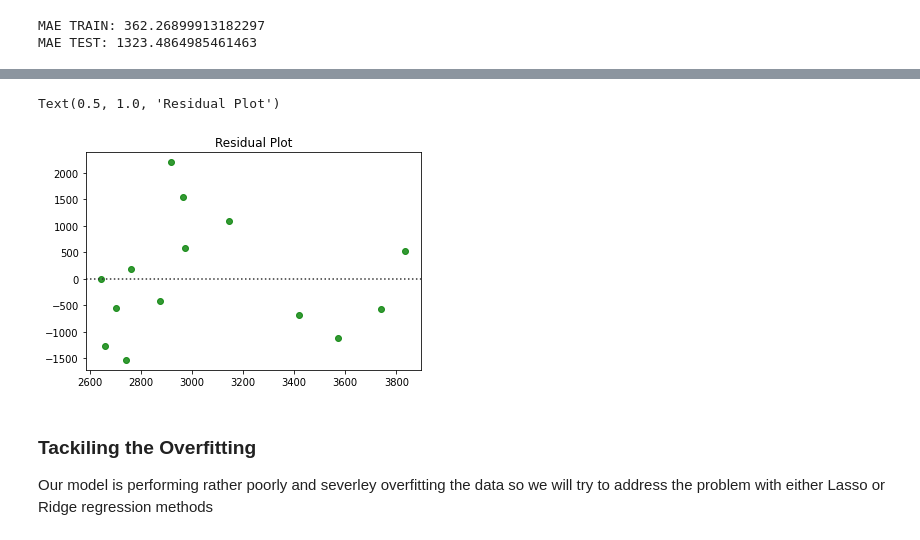
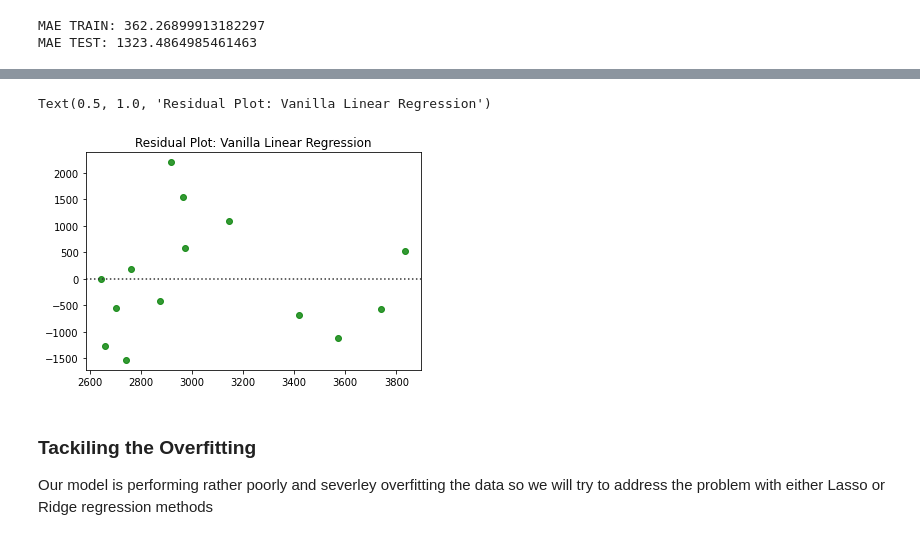
Before and after one commit to jeremysilva1098/mobility_covid, a Jupyter notebook: Covid_Mobility_Modeling-CA.ipynb, the cells around one changed output, grey strips where cells are left out. Drawn from its saved outputs; the diff is of its cells as text; code cells hidden in the pictures.

```diff
--- a/Covid_Mobility_Modeling-CA.ipynb
+++ b/Covid_Mobility_Modeling-CA.ipynb
@@ -137,9 +162,9 @@ sns.lineplot(data= df)
 # %%
 sns.residplot(y_pred_test, y_test, color="g")
-plt.title('Residual Plot')
+plt.title('Residual Plot: Vanilla Linear Regression')
 # %% [output]
-Text(0.5, 1.0, 'Residual Plot')
+Text(0.5, 1.0, 'Residual Plot: Vanilla Linear Regression')
-[figure, old version]
+[figure, new version]
 # %% [markdown]
 ### Tackiling the Overfitting
 
```
Also changed, not shown: parts of 29 cells of this notebook.
